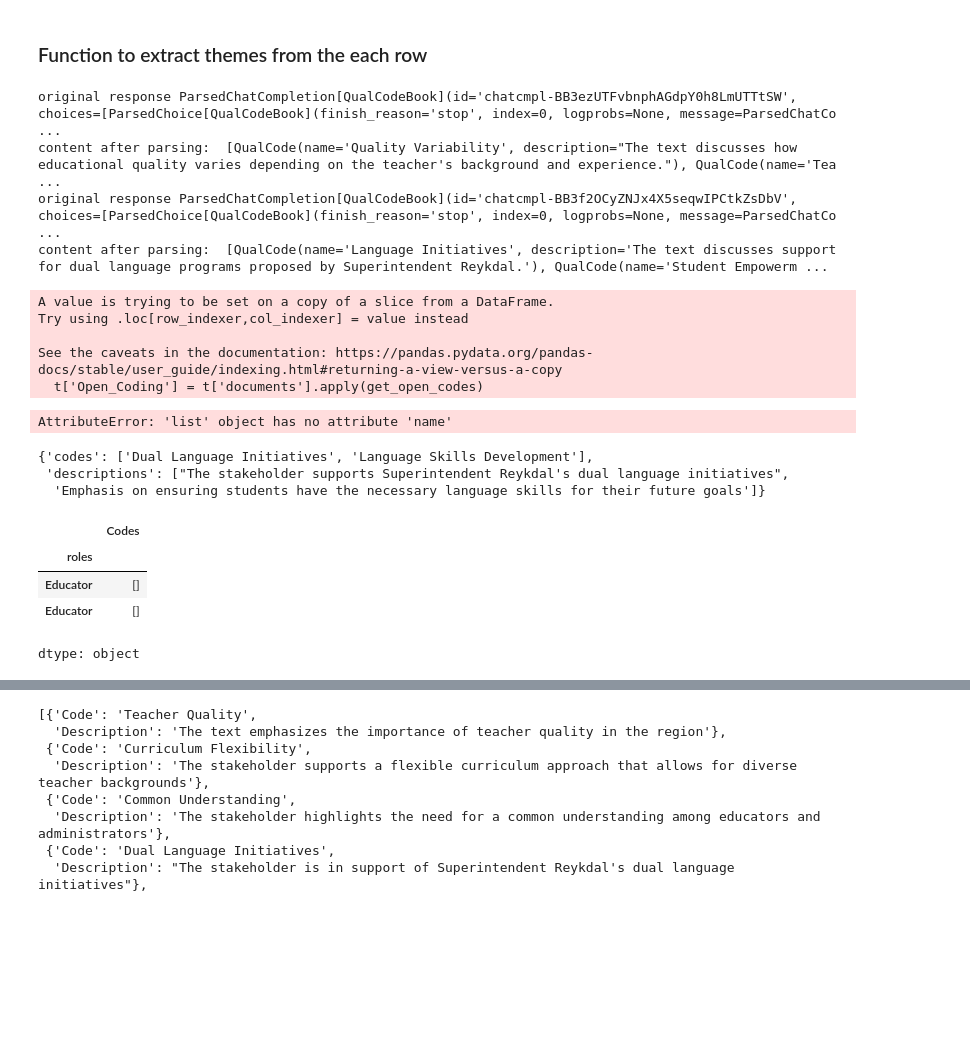
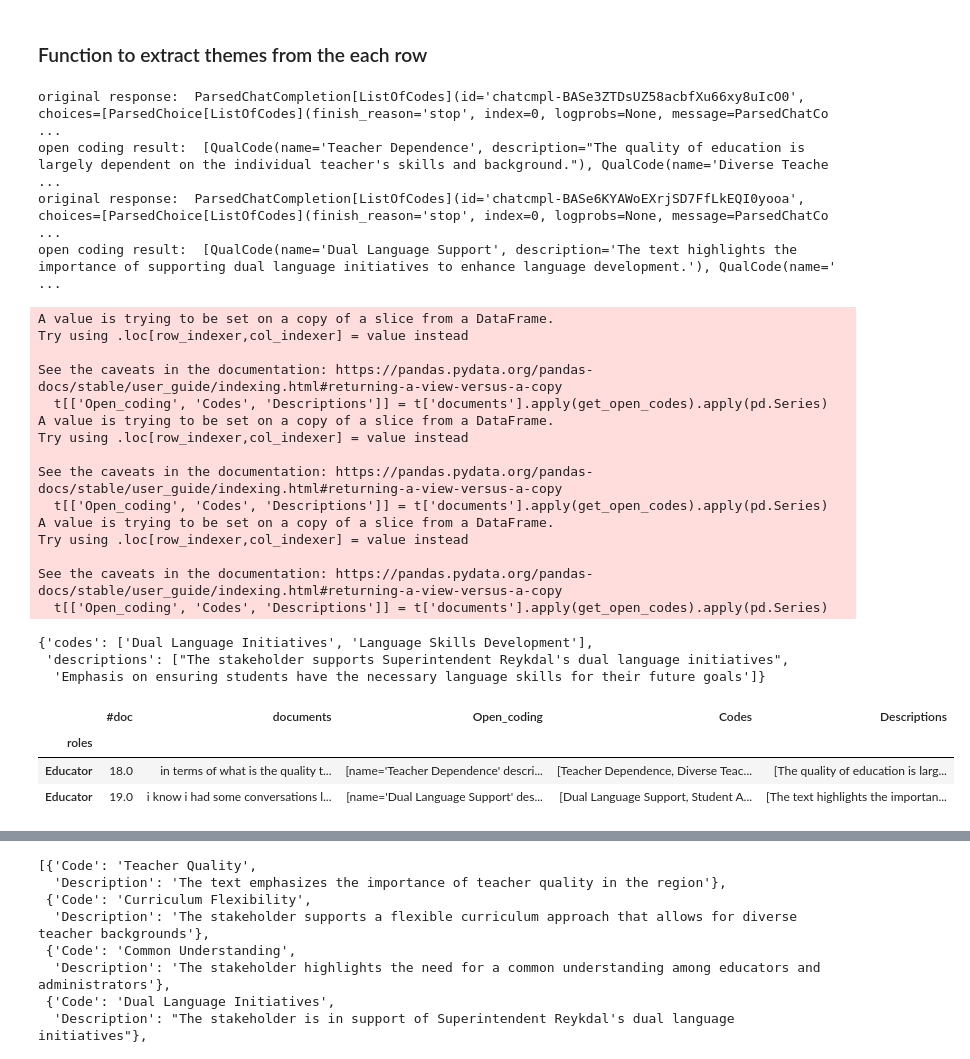
Before and after one commit to jdcox02/Cohort-2025, a Jupyter notebook: session_7_LLM_coding_topic_model/ISEA_topic_code_using_openai.ipynb, the cells around one changed output, grey strips where cells are left out. Drawn from its saved outputs; the diff is of its cells as text; code cells hidden in the pictures; blank space fills up the shorter version.

```diff
--- a/session_7_LLM_coding_topic_model/ISEA_topic_code_using_openai.ipynb
+++ b/session_7_LLM_coding_topic_model/ISEA_topic_code_using_openai.ipynb
@@ -105,6 +106,6 @@ class QualCode(BaseModel):
   name: str
   description: str
 
-class QualCodeBook(BaseModel):
+class ListOfCodes(BaseModel):
   codes: list[QualCode]
 # %%
@@ -174,22 +176,33 @@ t = df.iloc[8:10, ]
 # Provide one row at a time
 # Apply open coding
 
-t['Open_Coding'] = str(t['documents'].apply(get_open_codes))
+t[['Open_coding', 'Codes', 'Descriptions']] = t['documents'].apply(get_open_codes).apply(pd.Series)
+
 
 # Extract codes and descriptions into separate columns
-t['Codes'] = t['Open_Coding'].apply(lambda x: x.name)
-t['Descriptions'] = t['Open_Coding'].apply(lambda x: x.description)
+# t['Open_Coding'] = open_coding
+# t['Codes'] = codes
+# t['Descriptions'] = descriptions
 # %% [output]
-original response ParsedChatCompletion[QualCodeBook](id='chatcmpl-BB3ezUTFvbnphAGdpY0h8LmUTTtSW', choices=[ParsedChoice[QualCodeBook](finish_reason='stop', index=0, logprobs=None, message=ParsedChatCo ...
-content after parsing:  [QualCode(name='Quality Variability', description="The text discusses how educational quality varies depending on the teacher's background and experience."), QualCode(name='Tea ...
-original response ParsedChatCompletion[QualCodeBook](id='chatcmpl-BB3f2OCyZNJx4X5seqwIPCtkZsDbV', choices=[ParsedChoice[QualCodeBook](finish_reason='stop', index=0, logprobs=None, message=ParsedChatCo ...
-content after parsing:  [QualCode(name='Language Initiatives', description='The text discusses support for dual language programs proposed by Superintendent Reykdal.'), QualCode(name='Student Empowerm ...
+original response:  ParsedChatCompletion[ListOfCodes](id='chatcmpl-BASe3ZTDsUZ58acbfXu66xy8uIcO0', choices=[ParsedChoice[ListOfCodes](finish_reason='stop', index=0, logprobs=None, message=ParsedChatCo ...
+open coding result:  [QualCode(name='Teacher Dependence', description="The quality of education is largely dependent on the individual teacher's skills and background."), QualCode(name='Diverse Teache ...
+original response:  ParsedChatCompletion[ListOfCodes](id='chatcmpl-BASe6KYAWoEXrjSD7FfLkEQI0yooa', choices=[ParsedChoice[ListOfCodes](finish_reason='stop', index=0, logprobs=None, message=ParsedChatCo ...
+open coding result:  [QualCode(name='Dual Language Support', description='The text highlights the importance of supporting dual language initiatives to enhance language development.'), QualCode(name=' ...
 A value is trying to be set on a copy of a slice from a DataFrame.
 Try using .loc[row_indexer,col_indexer] = value instead
 
 See the caveats in the documentation: https://pandas.pydata.org/pandas-docs/stable/user_guide/indexing.html#returning-a-view-versus-a-copy
-  t['Open_Coding'] = t['documents'].apply(get_open_codes)
+  t[['Open_coding', 'Codes', 'Descriptions']] = t['documents'].apply(get_open_codes).apply(pd.Series)
+A value is trying to be set on a copy of a slice from a DataFrame.
+Try using .loc[row_indexer,col_indexer] = value instead
+
+See the caveats in the documentation: https://pandas.pydata.org/pandas-docs/stable/user_guide/indexing.html#returning-a-view-versus-a-copy
+  t[['Open_coding', 'Codes', 'Descriptions']] = t['documents'].apply(get_open_codes).apply(pd.Series)
+A value is trying to be set on a copy of a slice from a DataFrame.
+Try using .loc[row_indexer,col_indexer] = value instead
+
+See the caveats in the documentation: https://pandas.pydata.org/pandas-docs/stable/user_guide/indexing.html#returning-a-view-versus-a-copy
+  t[['Open_coding', 'Codes', 'Descriptions']] = t['documents'].apply(get_open_codes).apply(pd.Series)
-AttributeError: 'list' object has no attribute 'name'
 # %%
 test_material = "{\n    \"codes\": [\"Dual Language Initiatives\", \"Language Skills Development\"],\n    \"descriptions\": [\"The stakeholder supports Superintendent Reykdal's dual language initiatives\", \"Emphasis on ensuring students have the necessary language skills for their future goals\"]\n}".strip()
 # %%
@@ -199,13 +212,12 @@ json.loads(test_material)
  'descriptions': ["The stakeholder supports Superintendent Reykdal's dual language initiatives",
   'Emphasis on ensuring students have the necessary language skills for their future goals']}
 # %%
-t['Codes']
+t
 # %% [output]
-|  | Codes |
-| roles |  |
-| Educator | [] |
-| Educator | [] |
+|  | #doc | documents | Open_coding | Codes | Descriptions |
+| roles |  |  |  |  |  |
+| Educator | 18.0 | in terms of what is the quality t... | [name='Teacher Dependence' descri... | [Teacher Dependence, Diverse Teac... | [The quality of education is larg... |
+| Educator | 19.0 | i know i had some conversations l... | [name='Dual Language Support' des... | [Dual Language Support, Student A... | [The text highlights the importan... |
-dtype: object
 # %%
 # Refine and label emerging themes
 # Pattern Recognition
```
Also changed, not shown: parts of 5 cells of this notebook.
